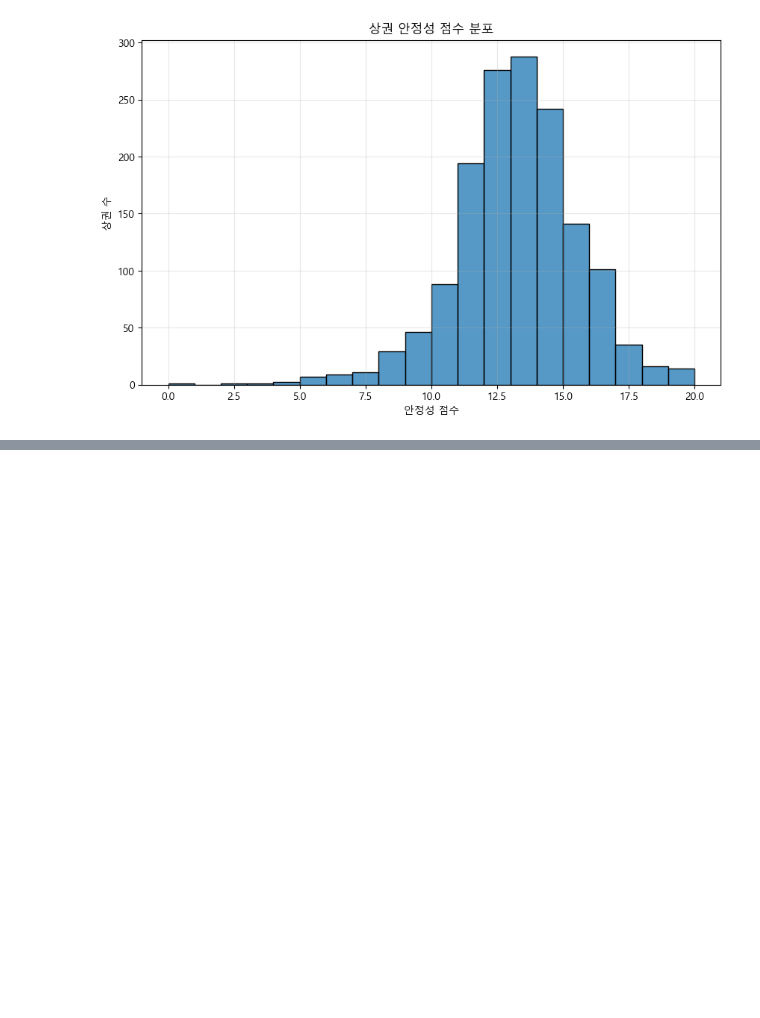
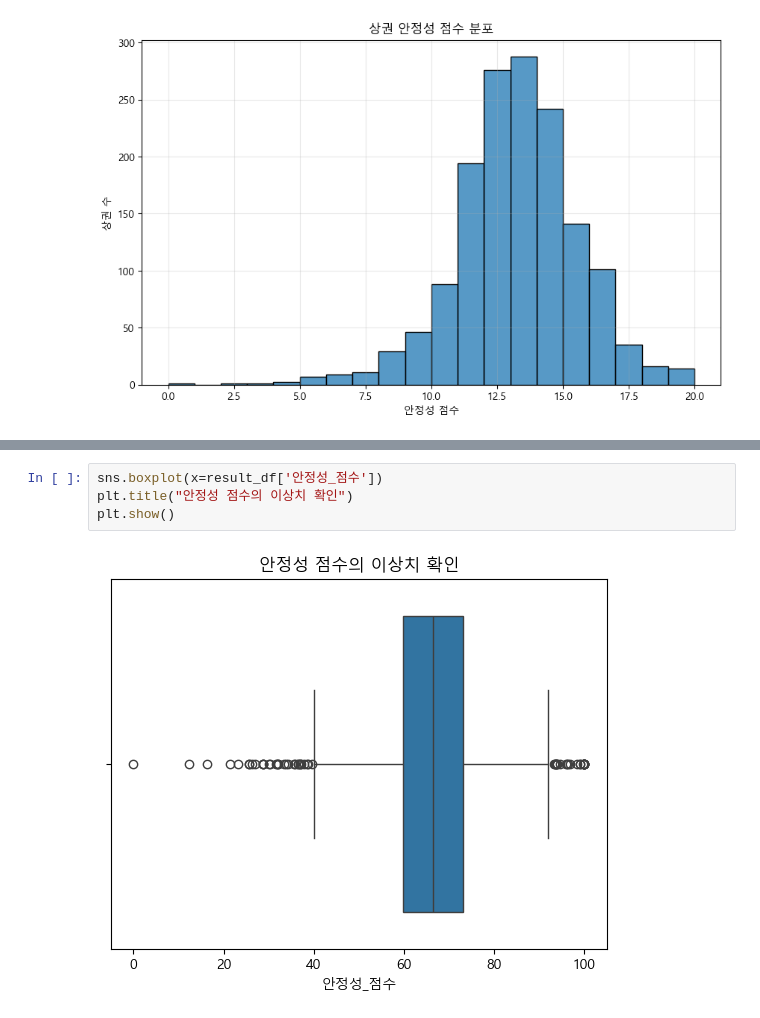
Before and after one commit to medici-bda10-sda/sda.final.project, a Jupyter notebook: 2025-02-28 검정된 데이터를 통한 점수 생성.ipynb, the cells around one changed output, grey strips where cells are left out. Saved outputs shown, nothing was run; the diff lists cells and outputs as text; blank space fills up the shorter version.

```diff
--- a/2025-02-28 검정된 데이터를 통한 점수 생성.ipynb
+++ b/2025-02-28 검정된 데이터를 통한 점수 생성.ipynb
@@ -463,0 +539,6 @@ plt.show()
+# %%
+sns.boxplot(x=result_df['안정성_점수'])
+plt.title("안정성 점수의 이상치 확인")
+plt.show()
+# %% [output]
+[figure, added]
```
Also changed, not shown: parts of 3 cells of this notebook.
